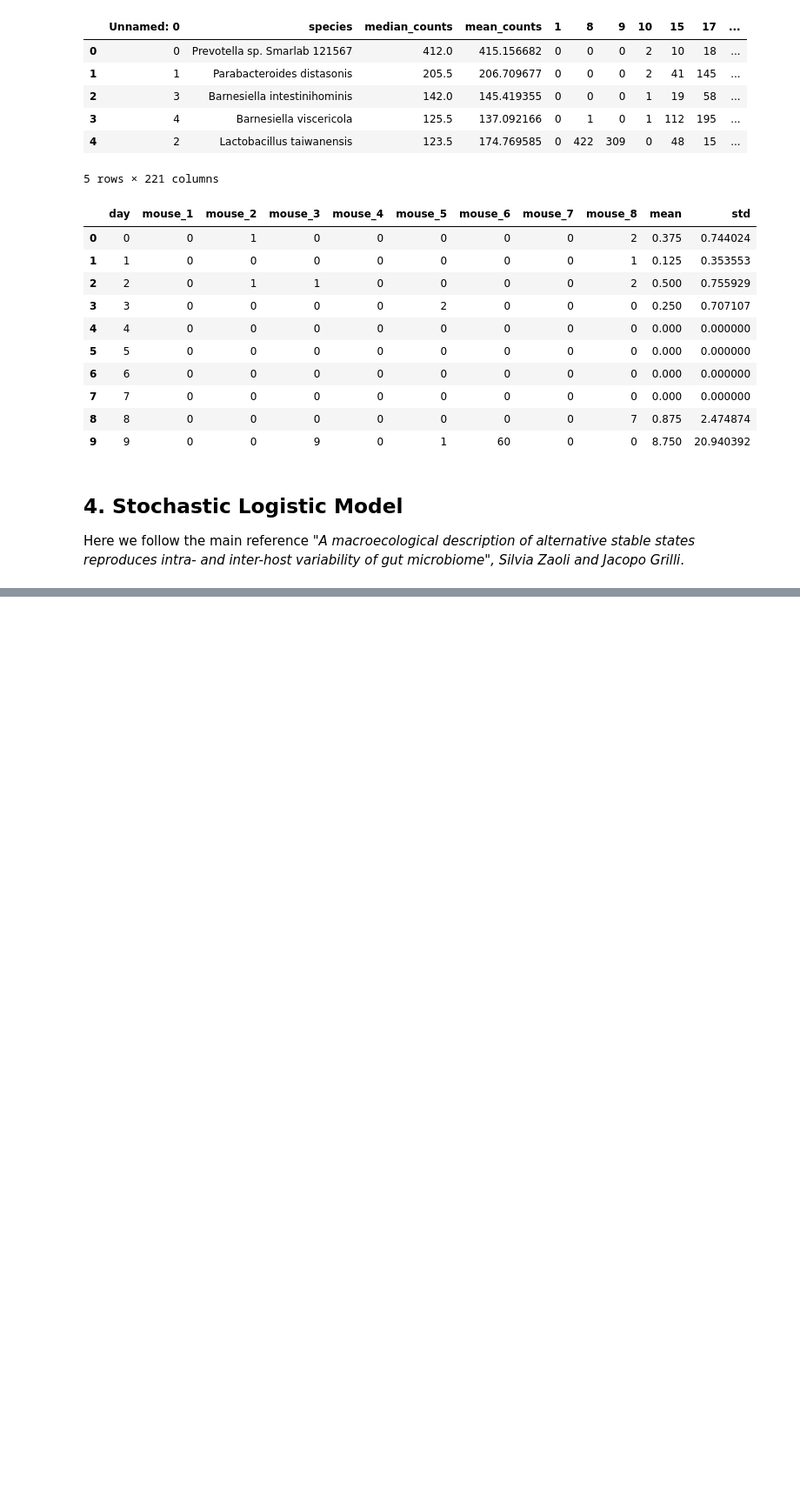
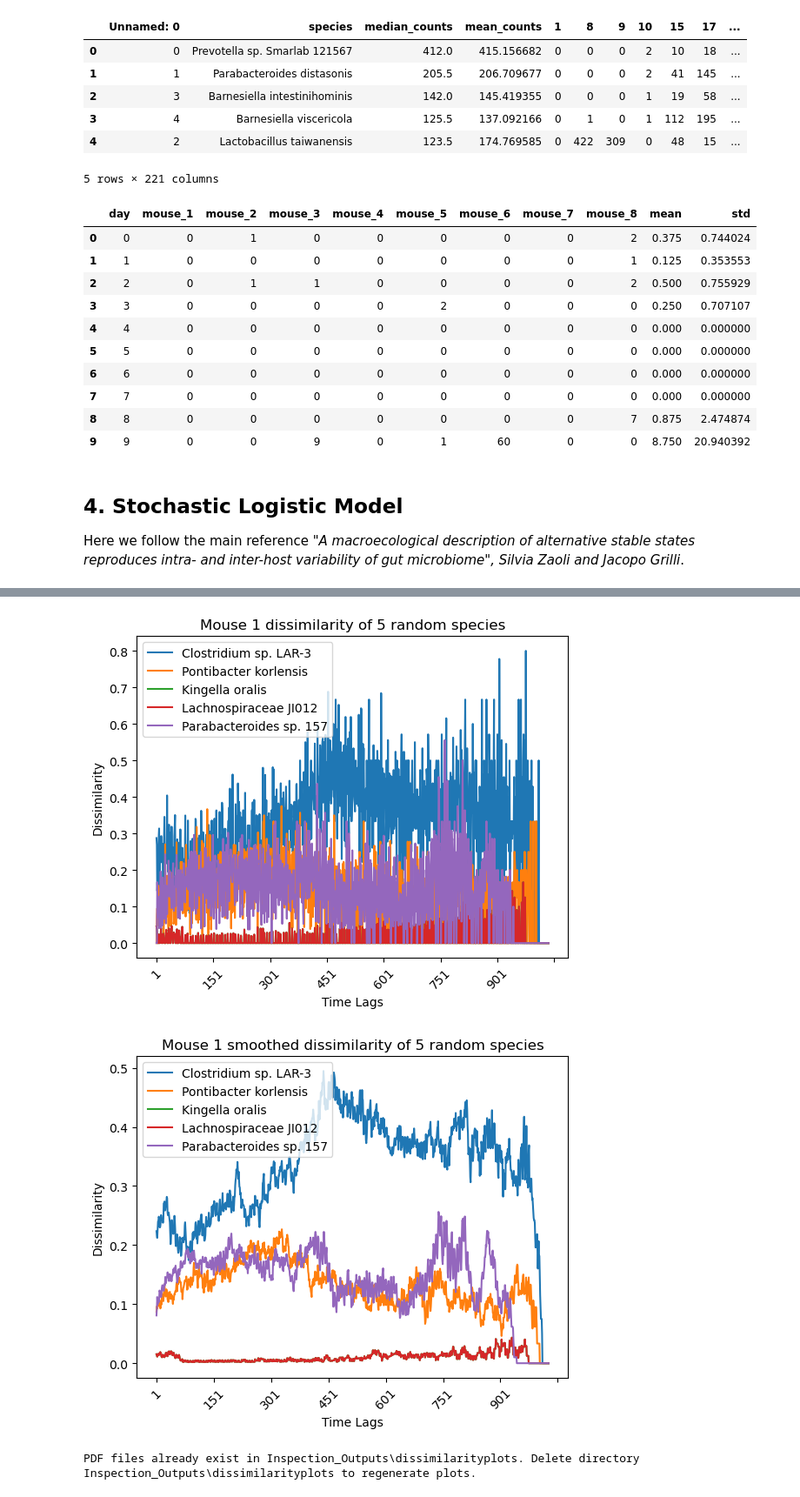
Before and after one commit to miriamzara/LCPA_project, a Jupyter notebook: PROJECT_FINAL.ipynb, the cells around one changed output, grey strips where cells are left out. Shown at 87% size. Saved outputs shown, nothing was run; the diff lists cells and outputs as text; code cells hidden in the pictures; blank space fills up the shorter version.

```diff
--- a/PROJECT_FINAL.ipynb
+++ b/PROJECT_FINAL.ipynb
@@ -146,0 +225,20 @@ Here we follow the main reference *"A macroecological description of alternative
+# %%
+# create the dataframes with the dissimilarity values for each mouse
+
+mice_diss = []
+oracle_file = os.path.join(os.getcwd(), "Data" ,"dissimilarities")  # Construct the path Data/dissimilarities in the current working directory (cwd)
+                                                                    # "oracle" because is a source of truth or knowledge (folder that if exists, that's what we get data from)
+
+if not os.path.exists(oracle_file): # If the folder does not exist, compute and store dissimilarities
+    for mouse in range(1,9):
+        df = mi.get_dissimilarities(mouse, write = True)
+        mice_diss.append(df)
+    print("Database created")
+else: # If the file exists, load precomputed dissimilarities
+    for mouse in range(1,9):
+        folder_path = os.path.join(oracle_file, f"dissimilarity_{mouse}.csv")
+        csv_files = glob(folder_path)  # Get all CSV file in folder (in general glob finds all files that match a pattern)
+        df_list = [pd.read_csv(file,index_col=0)  for file in csv_files]   # Read and merge all files
+        mice_diss.append(pd.concat(df_list,ignore_index=False))
+
+    print("Data take from files; if you want to compute again delete folder")
@@ -146,0 +258,42 @@ Here we follow the main reference *"A macroecological description of alternative
+# %%
+# EXAMPLE For the first mice
+species = np.asarray(mice_diss[0].index)
+n_species = 5
+rnd_idx = np.random.choice(np.arange(len(species)), n_species)
+species = species[rnd_idx]
+lags = np.asarray(mice_diss[0].columns)
+
+for sp in species:
+    data = mice_diss[0].loc[sp].values
+    plt.plot(lags, data, label = sp)
+plt.gca().xaxis.set_major_locator(MaxNLocator(integer=True))
+plt.xticks(rotation=45)
+plt.title('Mouse 1 dissimilarity of 5 random species')
+plt.xlabel('Time Lags')
+plt.ylabel('Dissimilarity')
+plt.legend()
+plt.show()
+
+# Let's smooth the data a bit for better visualization
+def moving_average(data, window_size=5): #This means that for each point t, we take the average of the previous W points.
+    return np.convolve(data, np.ones(window_size)/window_size, mode='valid')
+
+for sp in species:
+    data = mice_diss[0].loc[sp].values
+    smoothed_data = moving_average(data, window_size=10)
+    plt.plot(lags[:len(smoothed_data)], smoothed_data, label=sp)
+plt.gca().xaxis.set_major_locator(MaxNLocator(integer=True))
+plt.xticks(rotation=45)
+plt.title('Mouse 1 smoothed dissimilarity of 5 random species')
+plt.xlabel('Time Lags')
+plt.ylabel('Dissimilarity')
+plt.legend()
+plt.show()
+# %% [output]
+[figure, added]
+[figure, added]
+# %%
+#This function does the operations above for all mice and saves plots in pdf
+plot_dissimilarities_in_pdf(mice_diss, n_species_per_plot=5, window_size=10, ma = True)
+# %% [output]
+PDF files already exist in Inspection_Outputs\dissimilarityplots. Delete directory Inspection_Outputs\dissimilarityplots to regenerate plots.
```
Also changed, not shown: parts of 24 cells of this notebook, 10 other files.
